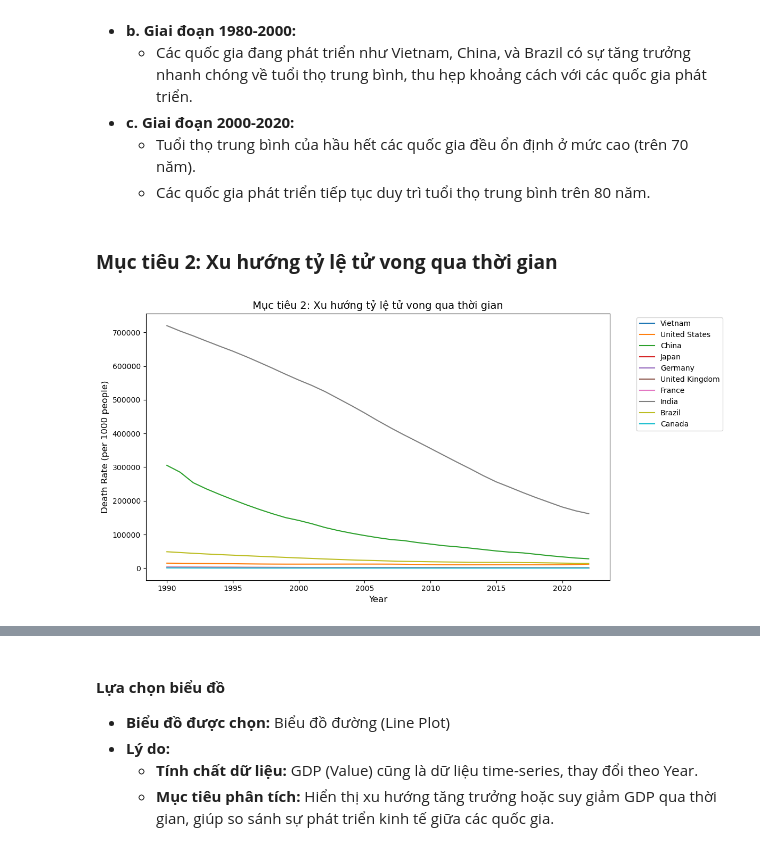
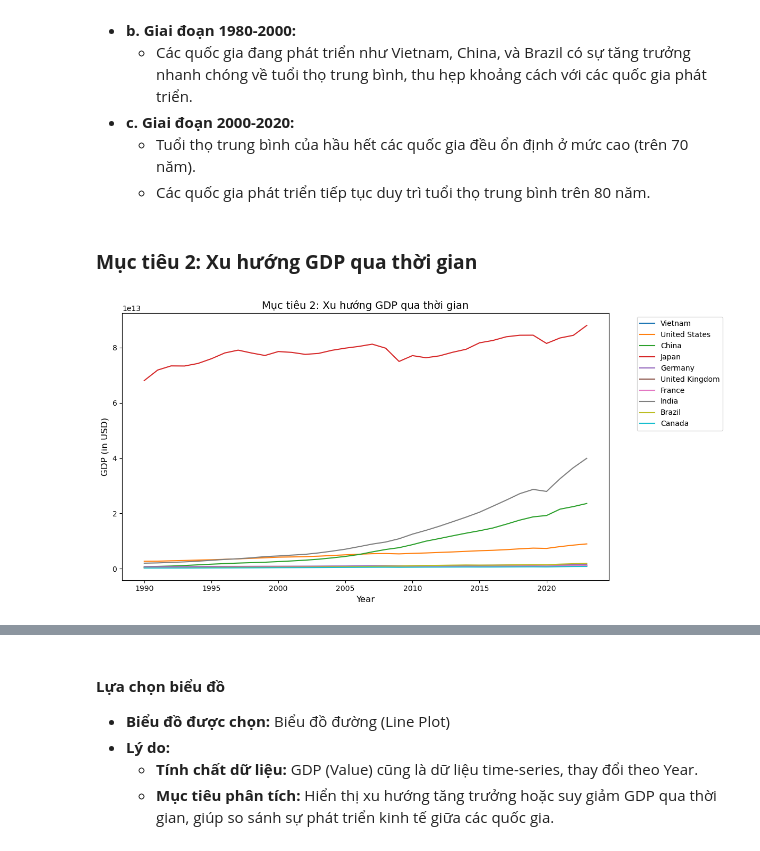
Before and after one commit to RokeMSE/-Lab02--Data-Visualization, a Jupyter notebook: 22127225_22127357_22127374.ipynb, the cells around one changed output, grey strips where cells are left out. Drawn from its saved outputs; the diff is of its cells as text; code cells hidden in the pictures.

```diff
--- a/22127225_22127357_22127374.ipynb
+++ b/22127225_22127357_22127374.ipynb
@@ -463,21 +463,21 @@ plt.show()
     * Tuổi thọ trung bình của hầu hết các quốc gia đều ổn định ở mức cao (trên 70 năm).
     * Các quốc gia phát triển tiếp tục duy trì tuổi thọ trung bình trên 80 năm.
 # %% [markdown]
-### **Mục tiêu 2: Xu hướng tỷ lệ tử vong qua thời gian**
+### **Mục tiêu 2: Xu hướng GDP qua thời gian**
 # %%
 plt.figure(figsize=(12, 6))
 for country in relevant_country_names:
-    country_data = death_rate_grouped[death_rate_grouped['Country Name'] == country]
+    country_data = gdp_grouped[gdp_grouped['Country Name'] == country]
     plt.plot(country_data['Year'], country_data['Value'], label=country)
-plt.title('Mục tiêu 2: Xu hướng tỷ lệ tử vong qua thời gian', fontsize=14)
+plt.title('Mục tiêu 2: Xu hướng GDP qua thời gian', fontsize=14)
 plt.xlabel('Year', fontsize=12)
-plt.ylabel('Death Rate (per 1000 people)', fontsize=12)
+plt.ylabel('GDP (in USD)', fontsize=12)
 plt.legend(bbox_to_anchor=(1.05, 1), loc='upper left')
 plt.tight_layout()
 
 # Lưu biểu đồ thành file PDF
 plt.savefig('PDF/muctieu_2.pdf', format='pdf', bbox_inches='tight')
 
 plt.show()
 # %% [output]
-[figure, old version]
+[figure, new version]
```
Also changed, not shown: parts of 24 cells of this notebook, 14 other files.
